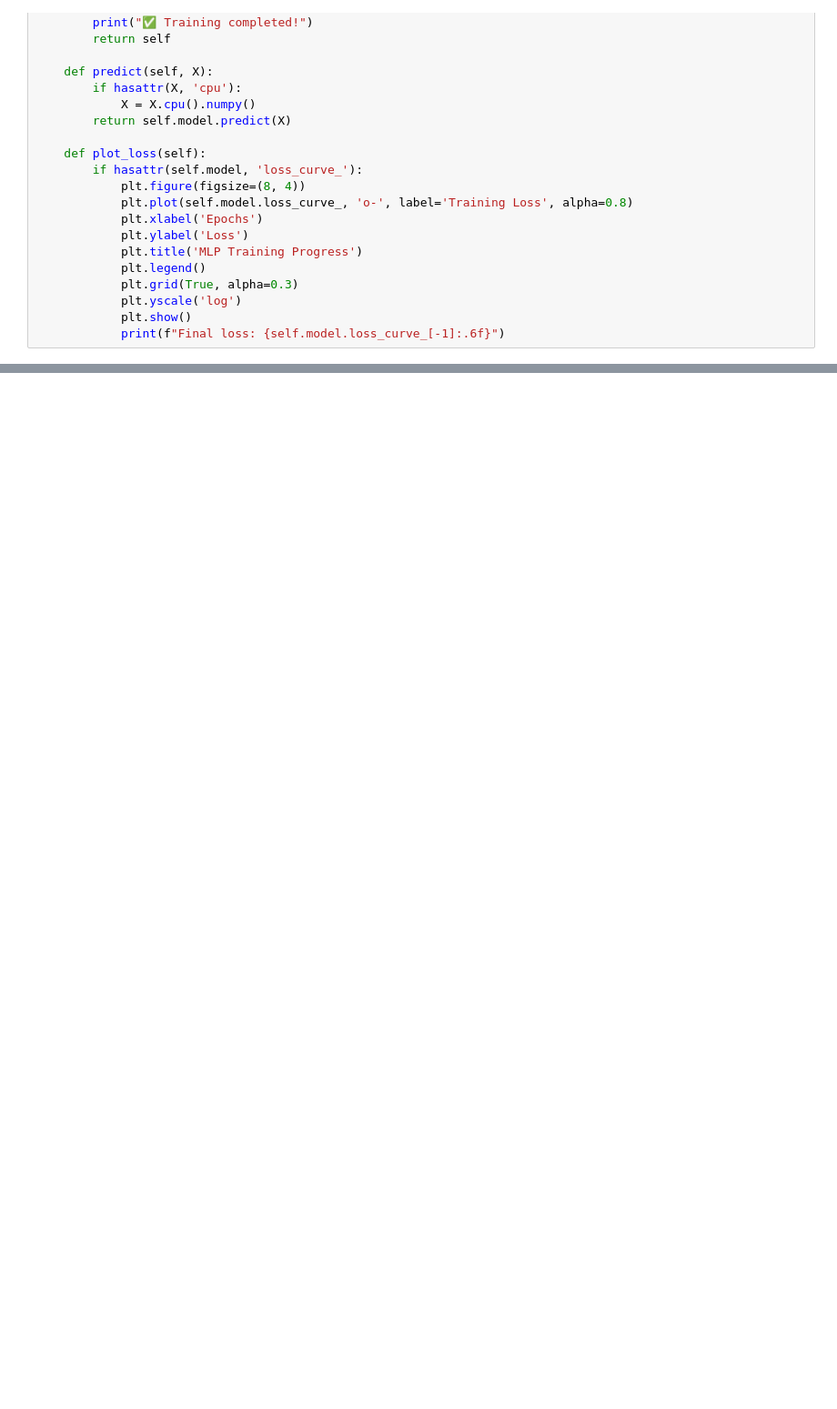
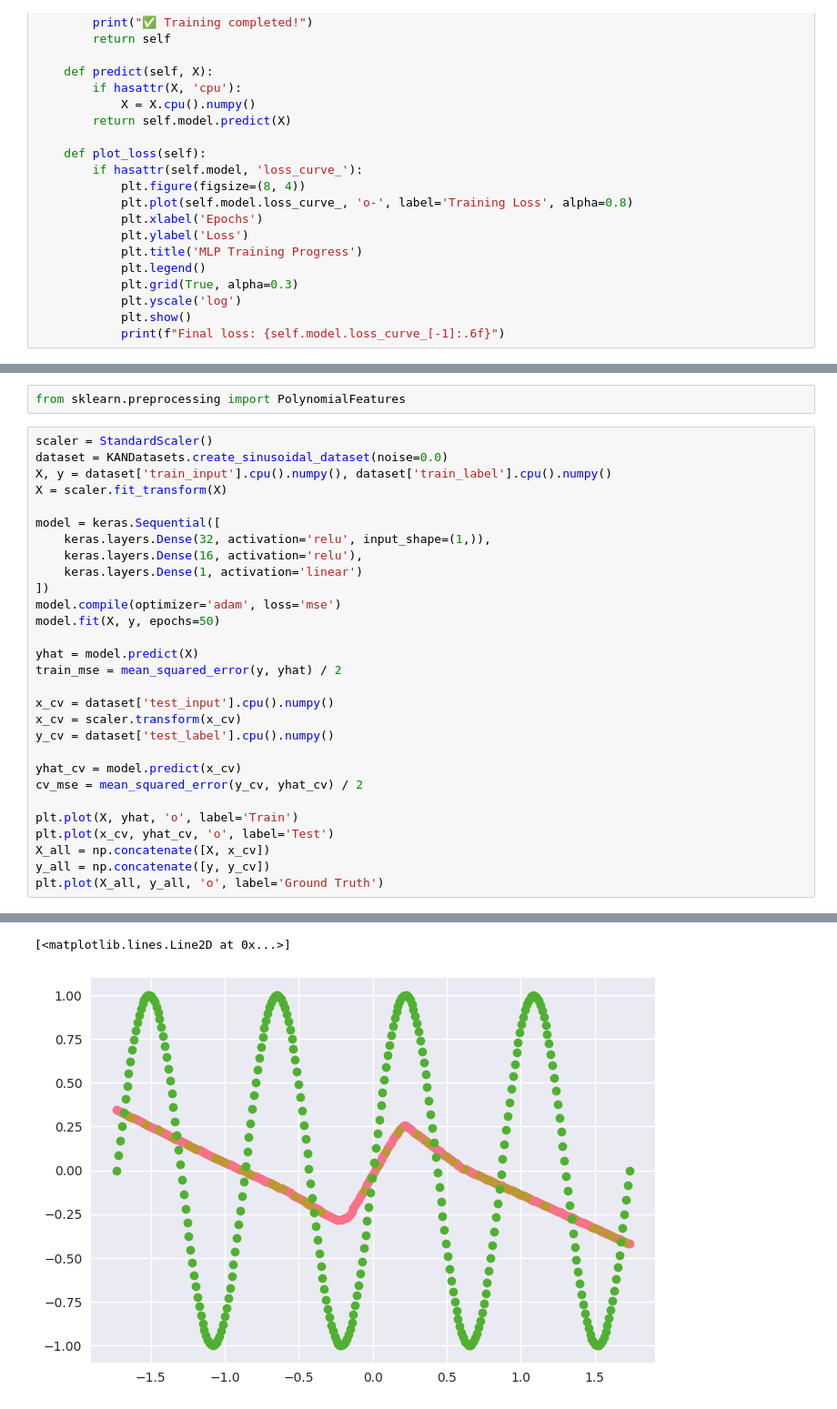
Before and after one commit to MikolajKoz/pykan, a Jupyter notebook: mgr/KAN/KAN.ipynb, the cells around one changed output, grey strips where cells are left out. Shown at 91% size. Drawn from its saved outputs; the diff is of its cells as text; blank space fills up the shorter version.

```diff
--- a/mgr/KAN/KAN.ipynb
+++ b/mgr/KAN/KAN.ipynb
@@ -848,0 +979,32 @@ Recorded 7 points instead of 300
+# %%
+from sklearn.preprocessing import PolynomialFeatures
+# %%
+scaler = StandardScaler()
+dataset = KANDatasets.create_sinusoidal_dataset(noise=0.0)
+X, y = dataset['train_input'].cpu().numpy(), dataset['train_label'].cpu().numpy()
+X = scaler.fit_transform(X)
+
+model = keras.Sequential([
+    keras.layers.Dense(32, activation='relu', input_shape=(1,)),
+    keras.layers.Dense(16, activation='relu'),
+    keras.layers.Dense(1, activation='linear')
+])
+model.compile(optimizer='adam', loss='mse')
+model.fit(X, y, epochs=50)
+
+yhat = model.predict(X)
+train_mse = mean_squared_error(y, yhat) / 2
+
+x_cv = dataset['test_input'].cpu().numpy()
+x_cv = scaler.transform(x_cv)
+y_cv = dataset['test_label'].cpu().numpy()
+
+yhat_cv = model.predict(x_cv)
+cv_mse = mean_squared_error(y_cv, yhat_cv) / 2
+
+plt.plot(X, yhat, 'o', label='Train')
+plt.plot(x_cv, yhat_cv, 'o', label='Test')
+X_all = np.concatenate([X, x_cv])
+y_all = np.concatenate([y, y_cv])
+plt.plot(X_all, y_all, 'o', label='Ground Truth')
+# %% [output]
@@ -848,0 +1028,2 @@ Recorded 7 points instead of 300
+[<matplotlib.lines.Line2D at 0x...>]
+[figure, added]
```
Also changed, not shown: parts of 19 cells of this notebook, 14 other files.
